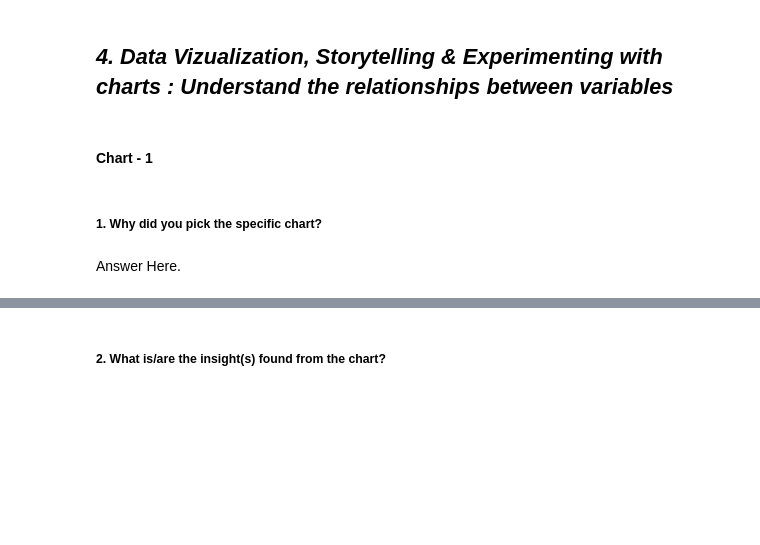
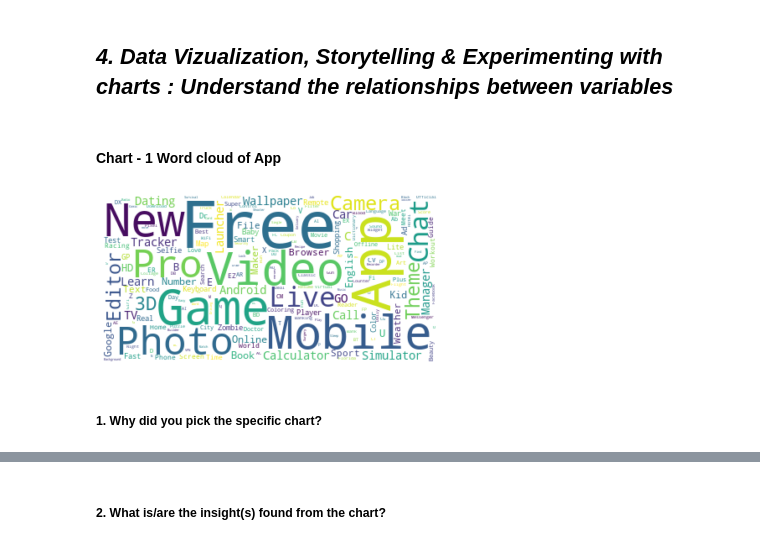
Before and after one commit to maxashoka3/EDA---Play-Store-App, a Jupyter notebook: EDA_on_Play_Store_App_Review.ipynb, the cells around one changed output, grey strips where cells are left out. Drawn from its saved outputs; the diff is of its cells as text; code cells hidden in the pictures; blank space fills up the shorter version.

```diff
--- a/EDA_on_Play_Store_App_Review.ipynb
+++ b/EDA_on_Play_Store_App_Review.ipynb
@@ -315,0 +580,4 @@ Answer Here
+# %%
+df['Installs'] = df['Installs'].apply(lambda x : x.replace('+','') if '+' in x else x)
+df['Installs'] = df['Installs'].apply(lambda x : x.replace(',' ,'') if ',' in x else x)
+df['Installs'] = df['Installs'].apply(int)
@@ -315,0 +645,5 @@ Answer Here
+# %%
+# Removing "$"
+df['Price'] = df['Price'].apply( lambda x: x.replace("$","" ) if "$" in x else x )
+# Converting Price values float
+df['Price'] = df['Price'].apply(float)
@@ -315,0 +692,5 @@ Answer Here
+# %%
+# Triming the Second part sepated by ";"
+df['Sub_genres'] =  df['Genres'].apply(lambda x : x.split(";",1)[1] if ';' in x else x)
+# Triming the First part sepated by ";"
+df['Genres_board'] = df['Genres'].apply(lambda x : x.split(";", 1)[0] if ';' in x else x)
@@ -316,2 +822,5 @@ Answer Here
+# %%
+#deleting the Genres columns
+df.drop("Genres",inplace = True,axis = 1)
 # %% [markdown]
 ### What all manipulations have you done and insights you found?
@@ -320,4 +848,4 @@ Answer Here.
 # %% [markdown]
 ## ***4. Data Vizualization, Storytelling & Experimenting with charts : Understand the relationships between variables***
 # %% [markdown]
-#### Chart - 1
+#### Chart - 1 Word cloud of App
@@ -326,4 +852,19 @@ Answer Here.
+# %%
+# Chart - 1 visualization code
+text2 = " ".join(title for title in df.App)
+
+# Creating word_cloud with text as argument in .generate() method
+
+word_cloud2 = WordCloud(collocations = False, background_color = 'white').generate(text2)
+
+# Display the generated Word Cloud
+
+plt.imshow(word_cloud2, interpolation='bilinear')
+
+plt.axis("off")
+
+plt.show()
+# %% [output]
+[figure, added]
 # %% [markdown]
 ##### 1. Why did you pick the specific chart?
-# %% [markdown]
-Answer Here.
```
Also changed, not shown: parts of 97 cells of this notebook.
